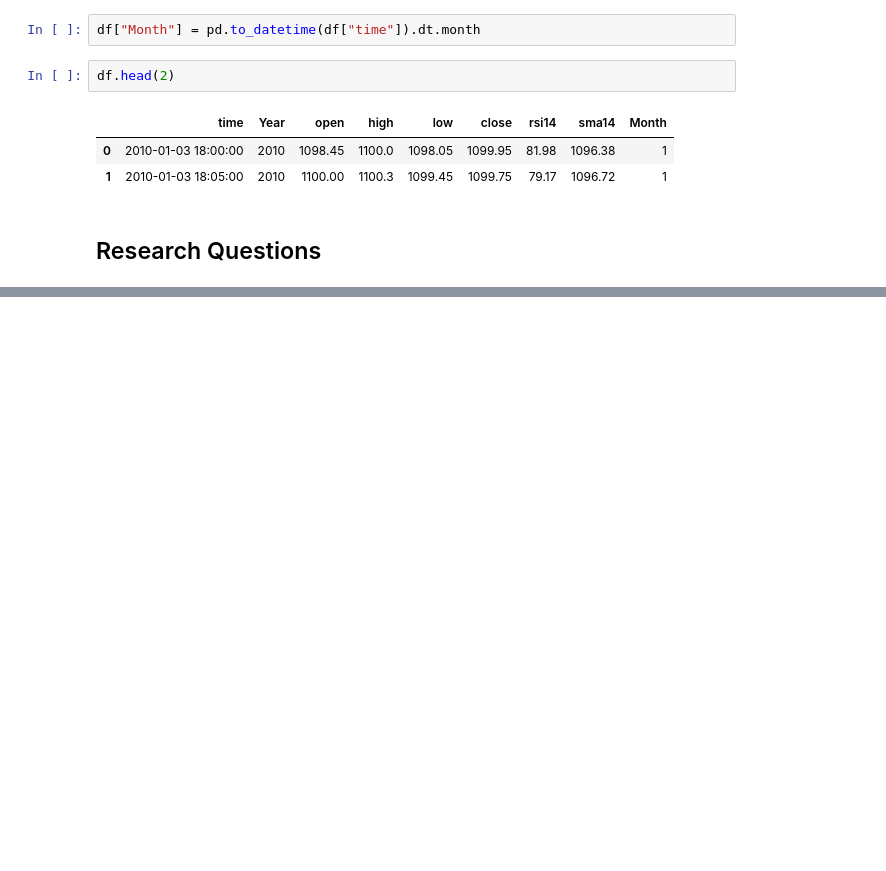
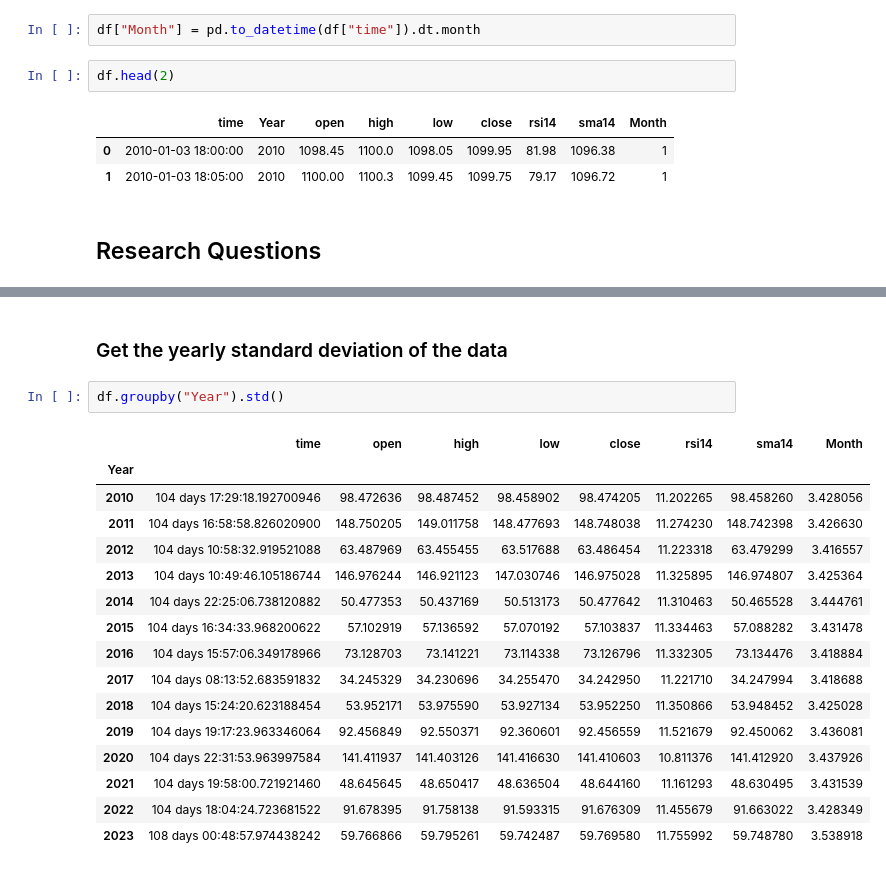
Before and after one commit to Tanay-Dwivedi/Gold-Price-Data-Analysis, a Jupyter notebook: gold_price_data_analysis.ipynb, the cells around one changed output, grey strips where cells are left out. Cells and saved outputs as stored; diff of their text form; blank space fills up the shorter version.

```diff
--- a/gold_price_data_analysis.ipynb
+++ b/gold_price_data_analysis.ipynb
@@ -129,0 +207,21 @@ df.head(2)
+# %% [markdown]
+### Get the yearly standard deviation of the data
+# %%
+df.groupby("Year").std()
+# %% [output]
+|  | time | open | high | low | close | rsi14 | sma14 | Month |
+| Year |  |  |  |  |  |  |  |  |
+| 2010 | 104 days 17:29:18.192700946 | 98.472636 | 98.487452 | 98.458902 | 98.474205 | 11.202265 | 98.458260 | 3.428056 |
+| 2011 | 104 days 16:58:58.826020900 | 148.750205 | 149.011758 | 148.477693 | 148.748038 | 11.274230 | 148.742398 | 3.426630 |
+| 2012 | 104 days 10:58:32.919521088 | 63.487969 | 63.455455 | 63.517688 | 63.486454 | 11.223318 | 63.479299 | 3.416557 |
+| 2013 | 104 days 10:49:46.105186744 | 146.976244 | 146.921123 | 147.030746 | 146.975028 | 11.325895 | 146.974807 | 3.425364 |
+| 2014 | 104 days 22:25:06.738120882 | 50.477353 | 50.437169 | 50.513173 | 50.477642 | 11.310463 | 50.465528 | 3.444761 |
+| 2015 | 104 days 16:34:33.968200622 | 57.102919 | 57.136592 | 57.070192 | 57.103837 | 11.334463 | 57.088282 | 3.431478 |
+| 2016 | 104 days 15:57:06.349178966 | 73.128703 | 73.141221 | 73.114338 | 73.126796 | 11.332305 | 73.134476 | 3.418884 |
+| 2017 | 104 days 08:13:52.683591832 | 34.245329 | 34.230696 | 34.255470 | 34.242950 | 11.221710 | 34.247994 | 3.418688 |
+| 2018 | 104 days 15:24:20.623188454 | 53.952171 | 53.975590 | 53.927134 | 53.952250 | 11.350866 | 53.948452 | 3.425028 |
+| 2019 | 104 days 19:17:23.963346064 | 92.456849 | 92.550371 | 92.360601 | 92.456559 | 11.521679 | 92.450062 | 3.436081 |
+| 2020 | 104 days 22:31:53.963997584 | 141.411937 | 141.403126 | 141.416630 | 141.410603 | 10.811376 | 141.412920 | 3.437926 |
+| 2021 | 104 days 19:58:00.721921460 | 48.645645 | 48.650417 | 48.636504 | 48.644160 | 11.161293 | 48.630495 | 3.431539 |
+| 2022 | 104 days 18:04:24.723681522 | 91.678395 | 91.758138 | 91.593315 | 91.676309 | 11.455679 | 91.663022 | 3.428349 |
+| 2023 | 108 days 00:48:57.974438242 | 59.766866 | 59.795261 | 59.742487 | 59.769580 | 11.755992 | 59.748780 | 3.538918 |
```
Also changed, not shown: parts of 14 cells of this notebook.
